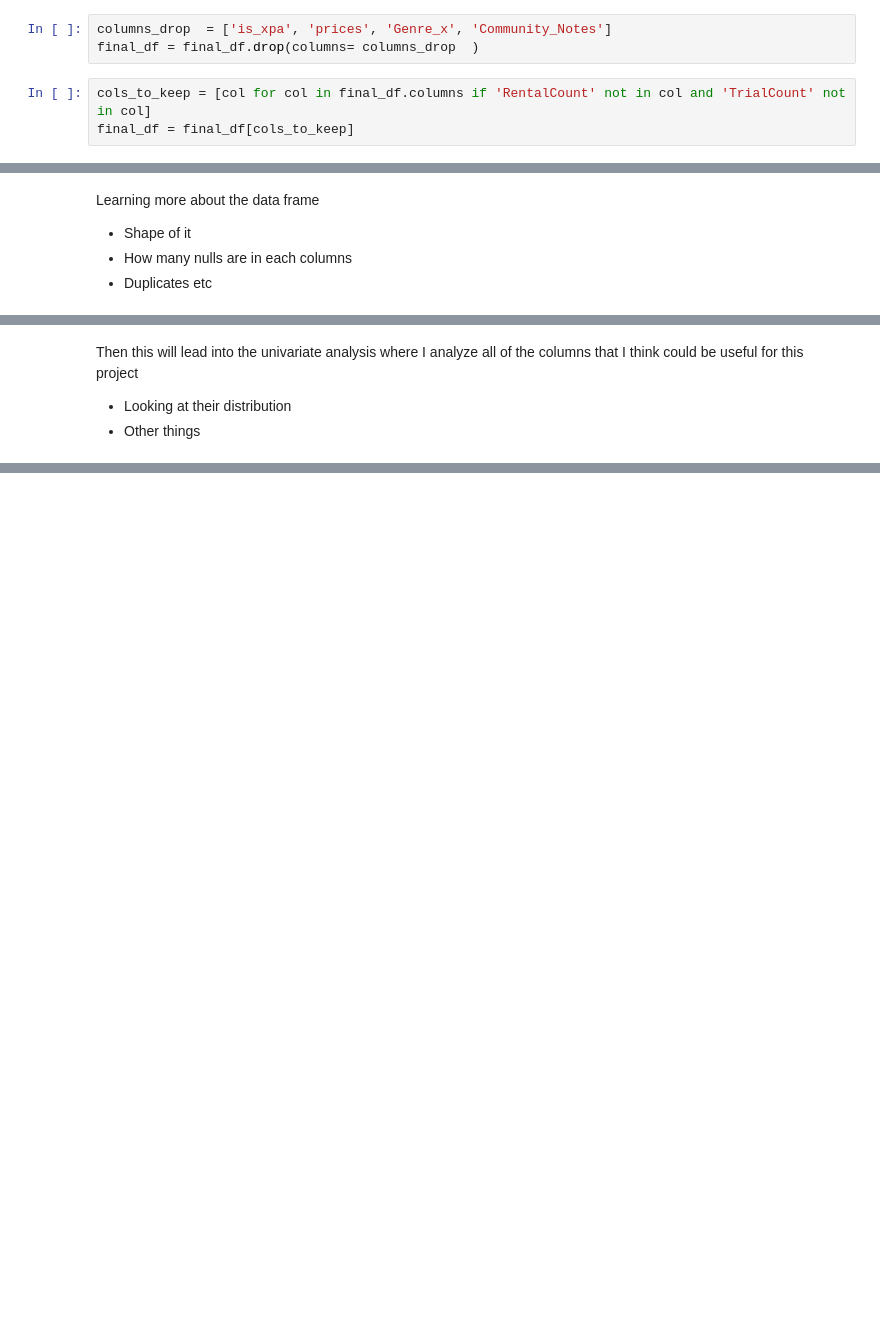
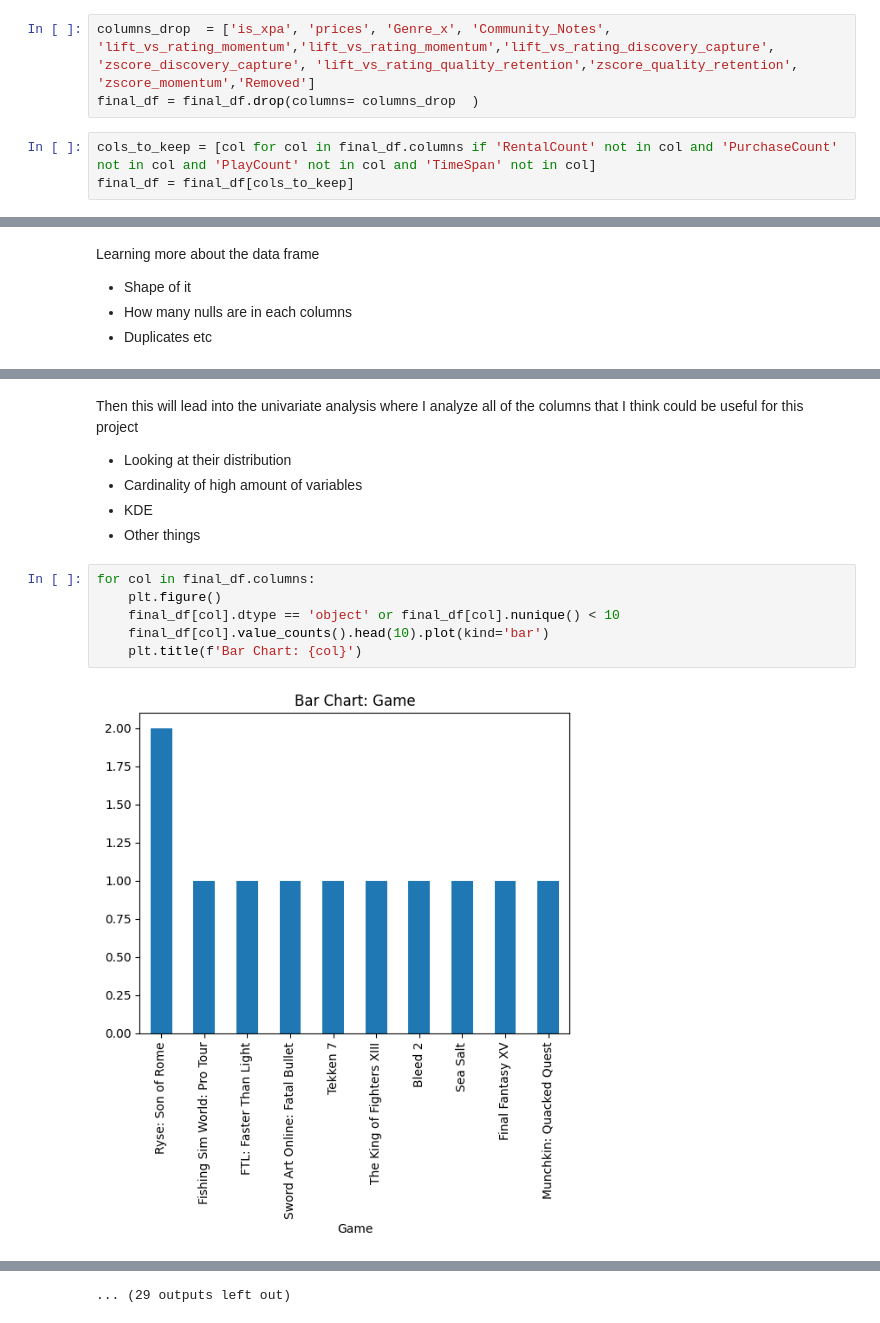
Before and after one commit to Doggo21345/Xbox-ELT-pipeline, a Jupyter notebook: ML/Notebooks/EDA.ipynb, the cells around one changed output, grey strips where cells are left out. Drawn from its saved outputs; the diff is of its cells as text; blank space fills up the shorter version.

```diff
--- a/ML/Notebooks/EDA.ipynb
+++ b/ML/Notebooks/EDA.ipynb
@@ -81,8 +97,9 @@ fufbiubfuefufuvnp[ fjuhe]
 # %%
-columns_drop  = ['is_xpa', 'prices', 'Genre_x', 'Community_Notes']
+columns_drop  = ['is_xpa', 'prices', 'Genre_x', 'Community_Notes', 'lift_vs_rating_momentum','lift_vs_rating_momentum','lift_vs_rating_discovery_capture',
+'zscore_discovery_capture', 'lift_vs_rating_quality_retention','zscore_quality_retention', 'zscore_momentum','Removed']
 final_df = final_df.drop(columns= columns_drop  )
 # %%
-cols_to_keep = [col for col in final_df.columns if 'RentalCount' not in col and 'TrialCount' not in col]
+cols_to_keep = [col for col in final_df.columns if 'RentalCount' not in col and 'PurchaseCount' not in col and 'PlayCount' not in col and 'TimeSpan' not in col]
 final_df = final_df[cols_to_keep]
 # %%
 missing_meta = final_df[final_df['Metacritic'].isna()]
@@ -159,4 +202,14 @@ etc
 # %% [markdown]
 Then this will lead into the univariate analysis where I analyze all of the columns that I think could be useful for this project
 - Looking at their distribution
+- Cardinality of high amount of variables
+- KDE
 - Other things
+# %%
+for col in final_df.columns:
+    plt.figure()
+    final_df[col].dtype == 'object' or final_df[col].nunique() < 10
+    final_df[col].value_counts().head(10).plot(kind='bar')
+    plt.title(f'Bar Chart: {col}')
+# %% [output]
+[figure, added]
@@ -162,0 +227 @@ Then this will lead into the univariate analysis where I analyze all of the colu
+... (29 outputs left out)
```
Also changed, not shown: parts of 15 cells of this notebook, 1 other file.
